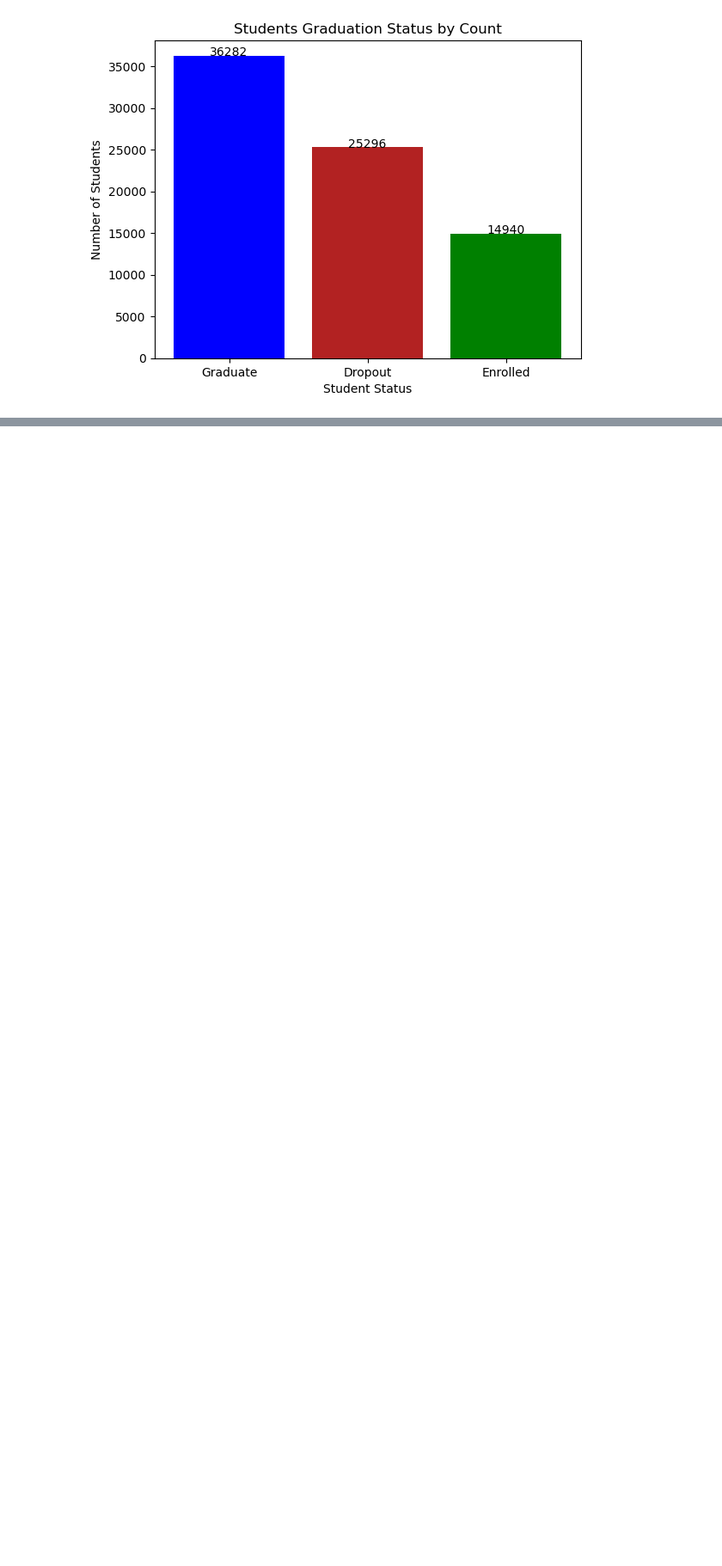
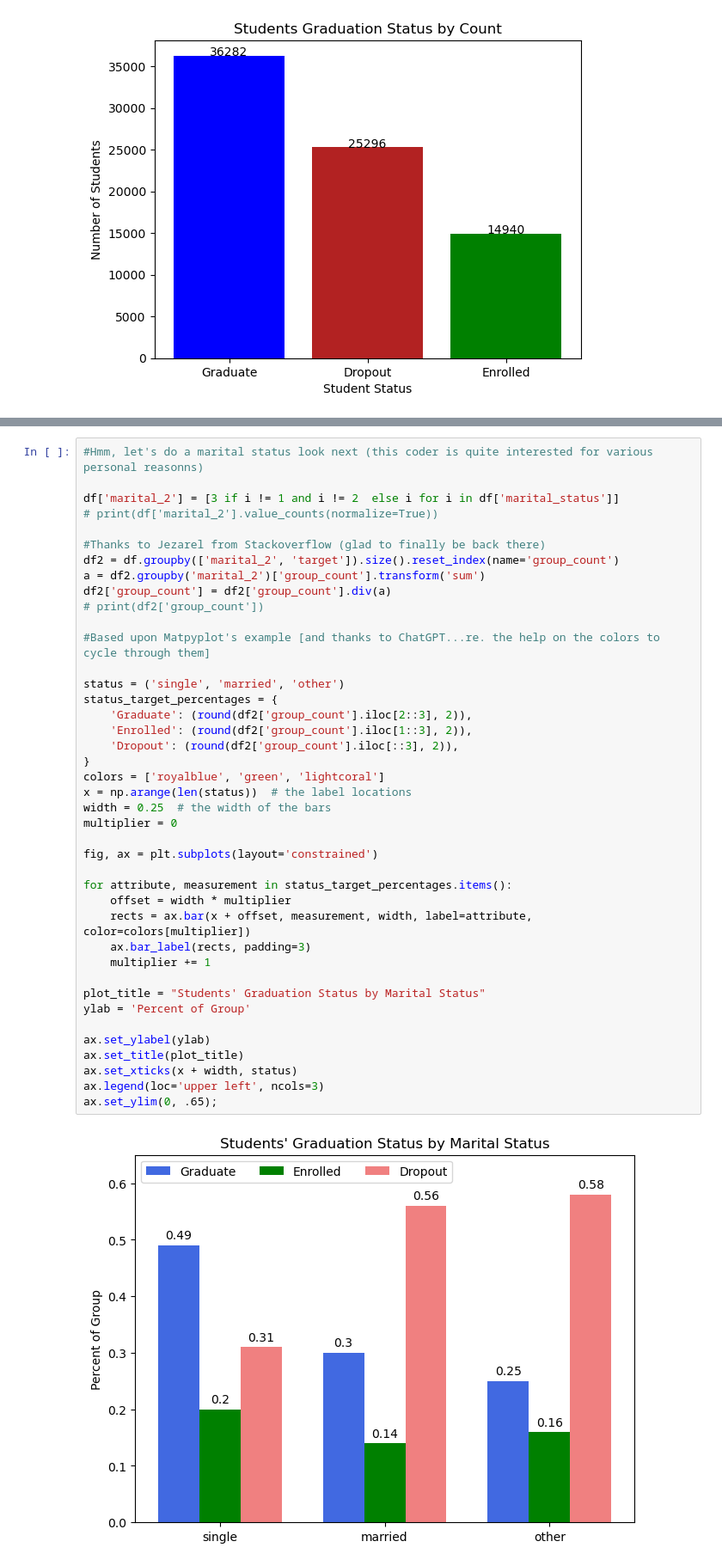
Before and after one commit to bwolff26/academic_success, a Jupyter notebook: code/visualizations_i.ipynb, the cells around one changed output, grey strips where cells are left out. Shown: that part at 86% size. Drawn from its saved outputs; the diff is of its cells as text; blank space fills up the shorter version.

Commit message:
More visualizations and updated reeadme

```diff
--- a/code/visualizations_i.ipynb
+++ b/code/visualizations_i.ipynb
@@ -67,0 +60,43 @@ Name: count, dtype: int64
+# %%
+#Hmm, let's do a marital status look next (this coder is quite interested for various personal reasonns)
+
+df['marital_2'] = [3 if i != 1 and i != 2  else i for i in df['marital_status']]
+# print(df['marital_2'].value_counts(normalize=True))
+
+#Thanks to Jezarel from Stackoverflow (glad to finally be back there)
+df2 = df.groupby(['marital_2', 'target']).size().reset_index(name='group_count')
+a = df2.groupby('marital_2')['group_count'].transform('sum')
+df2['group_count'] = df2['group_count'].div(a)
+# print(df2['group_count'])
+
+#Based upon Matpyplot's example [and thanks to ChatGPT...re. the help on the colors to cycle through them]
+
+status = ('single', 'married', 'other')
+status_target_percentages = {
+    'Graduate': (round(df2['group_count'].iloc[2::3], 2)),
+    'Enrolled': (round(df2['group_count'].iloc[1::3], 2)),
+    'Dropout': (round(df2['group_count'].iloc[::3], 2)),
+}
+colors = ['royalblue', 'green', 'lightcoral']
+x = np.arange(len(status))  # the label locations
+width = 0.25  # the width of the bars
+multiplier = 0
+
+fig, ax = plt.subplots(layout='constrained')
+
+for attribute, measurement in status_target_percentages.items():
+    offset = width * multiplier
+    rects = ax.bar(x + offset, measurement, width, label=attribute, color=colors[multiplier])
+    ax.bar_label(rects, padding=3)
+    multiplier += 1
+
+plot_title = "Students' Graduation Status by Marital Status"
+ylab = 'Percent of Group'
+
+ax.set_ylabel(ylab)
+ax.set_title(plot_title)
+ax.set_xticks(x + width, status)
+ax.legend(loc='upper left', ncols=3)
+ax.set_ylim(0, .65);
+# %% [output]
+[figure, added]
```
Also changed, not shown: parts of 2 cells of this notebook, 1 other file.
